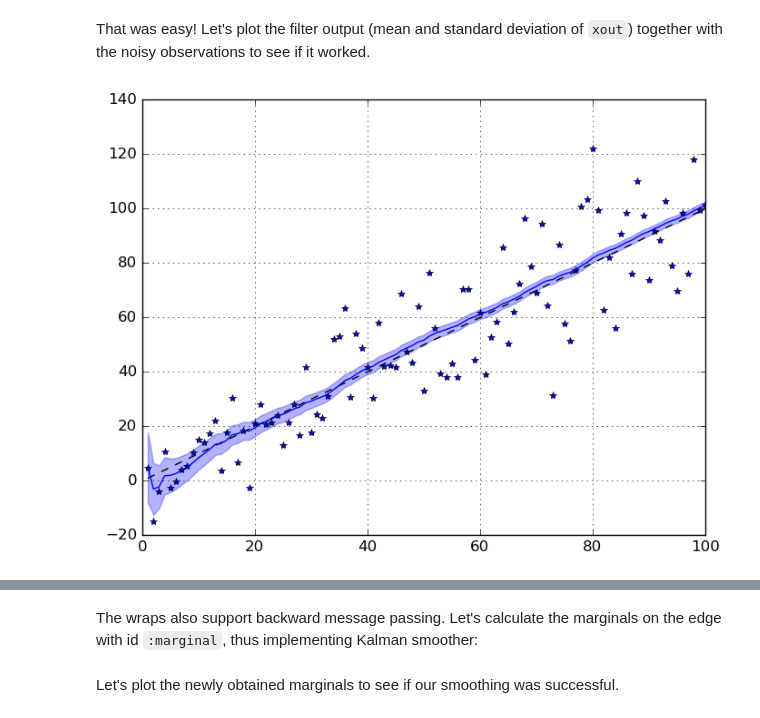
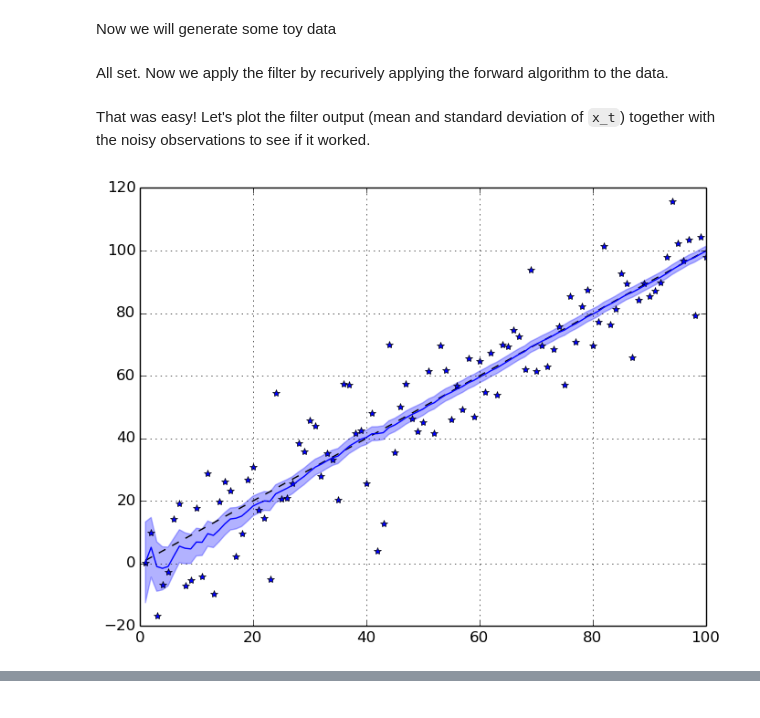
Before and after one commit to biaslab/ForneyLab.jl, a Jupyter notebook: demo/04_simple_kalman.ipynb, the cells around one changed output, grey strips where cells are left out. Cells and saved outputs as stored; diff of their text form; code cells hidden in the pictures.

Commit message:
rewrite Kalman filter demo

```diff
--- a/demo/04_simple_kalman.ipynb
+++ b/demo/04_simple_kalman.ipynb
@@ -115,15 +84,42 @@ run(algo)
+# %% [markdown]
+Now we will generate some toy data
+# %%
+# Data
+n_samples = 100
+y_true = [t for t=1:n_samples] # Non-noisy values
+y = y_true + sqrt(200.0)*randn(n_samples); # Noisy observations of y_true
+# %% [markdown]
+All set. Now we apply the filter by recurively applying the forward algorithm to the data.
+# %%
+# Define algorithm
+eval(parse(algo))
+
+prior_m = 0.0
+prior_v = 1000.0
+x_m = Float64[]
+x_v = Float64[]
+marginals = Dict()
+for t = 1:n_samples
+    data = Dict(:prior_m => prior_m, :prior_v => prior_v, :y_t => y[t])
+    step!(marginals, data)
+    ForneyLab.ensureParameters!(marginals[:variable_4], (:m, :v))
+    post_m = marginals[:variable_4].params[:m]
+    post_v = marginals[:variable_4].params[:v]
+    push!(x_m, post_m)
+    push!(x_v, post_v)
+    prior_m = post_m
+    prior_v = post_v
+end
 # %% [markdown]
 That was easy!
-Let's plot the filter output (mean and standard deviation of `xout`) together with the noisy observations to see if it worked.
+Let's plot the filter output (mean and standard deviation of `x_t`) together with the noisy observations to see if it worked.
 # %%
 using PyPlot
-results_mean = Float64[mean(s)[1] for s in state]
-results_variance = Float64[var(s)[1,1] for s in state]
 
-plot(collect(1:n_samples), noisy_y, "b*")
-plot(collect(1:n_samples), y, "k--")
-plot(collect(1:n_samples), results_mean, "b-")
-fill_between(collect(1:n_samples), results_mean-sqrt(results_variance), results_mean+sqrt(results_variance), color="b", alpha=0.3);
+plot(collect(1:n_samples), y, "b*")
+plot(collect(1:n_samples), y_true, "k--")
+plot(collect(1:n_samples), x_m, "b-")
+fill_between(collect(1:n_samples), x_m-sqrt(x_v), x_m+sqrt(x_v), color="b", alpha=0.3);
 grid(true)
 # %% [output]
-[figure, old version]
+[figure, new version]
@@ -131,2 +125,0 @@ WARNING: using PyPlot.draw in module Main conflicts with an existing identifier.
-# %% [markdown]
-The wraps also support backward message passing. Let's calculate the marginals on the edge with id `:marginal`, thus implementing Kalman smoother:
@@ -138,2 +125,0 @@ run(algo, direction=:backward)
-# %% [markdown]
-Let's plot the newly obtained marginals to see if our smoothing was successful.
```
Also changed, not shown: parts of 16 cells of this notebook, 7 other files.
